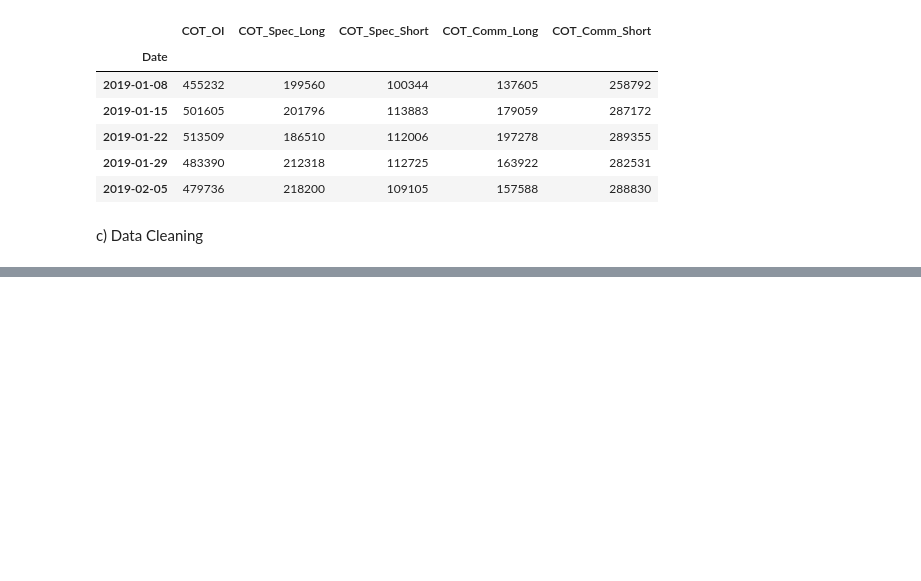
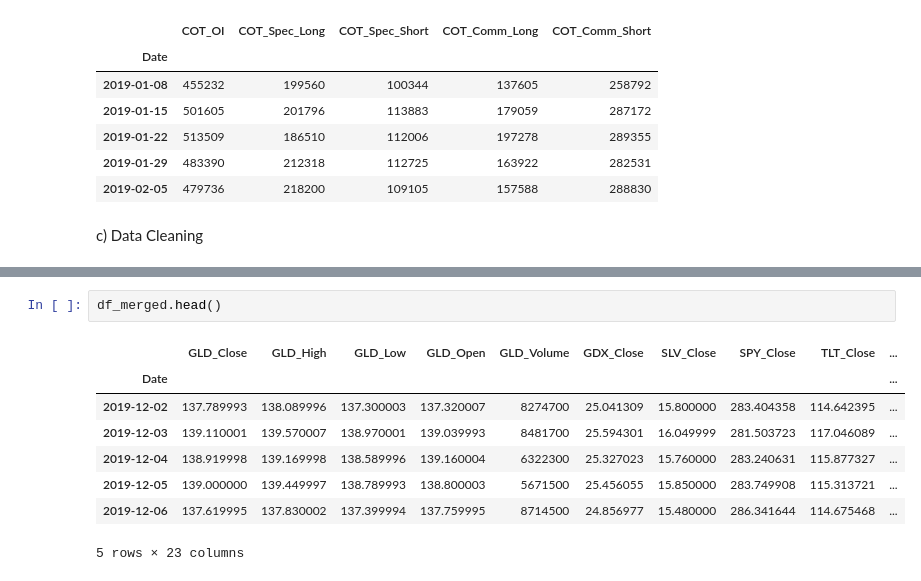
Before and after one commit to jade-lam/CQF, a Jupyter notebook: CQF_Exam_3.ipynb, the cells around one changed output, grey strips where cells are left out. Drawn from its saved outputs; the diff is of its cells as text; blank space fills up the shorter version.

```diff
--- a/CQF_Exam_3.ipynb
+++ b/CQF_Exam_3.ipynb
@@ -357,0 +483,11 @@ c) Data Cleaning
+# %%
+df_merged.head()
+# %% [output]
+|  | GLD_Close | GLD_High | GLD_Low | GLD_Open | GLD_Volume | GDX_Close | SLV_Close | SPY_Close | TLT_Close | ... |
+| Date |  |  |  |  |  |  |  |  |  | ... |
+| 2019-12-02 | 137.789993 | 138.089996 | 137.300003 | 137.320007 | 8274700 | 25.041309 | 15.800000 | 283.404358 | 114.642395 | ... |
+| 2019-12-03 | 139.110001 | 139.570007 | 138.970001 | 139.039993 | 8481700 | 25.594301 | 16.049999 | 281.503723 | 117.046089 | ... |
+| 2019-12-04 | 138.919998 | 139.169998 | 138.589996 | 139.160004 | 6322300 | 25.327023 | 15.760000 | 283.240631 | 115.877327 | ... |
+| 2019-12-05 | 139.000000 | 139.449997 | 138.789993 | 138.800003 | 5671500 | 25.456055 | 15.850000 | 283.749908 | 115.313721 | ... |
+| 2019-12-06 | 137.619995 | 137.830002 | 137.399994 | 137.759995 | 8714500 | 24.856977 | 15.480000 | 286.341644 | 114.675468 | ... |
+5 rows × 23 columns
```
Also changed, not shown: parts of 12 cells of this notebook.
